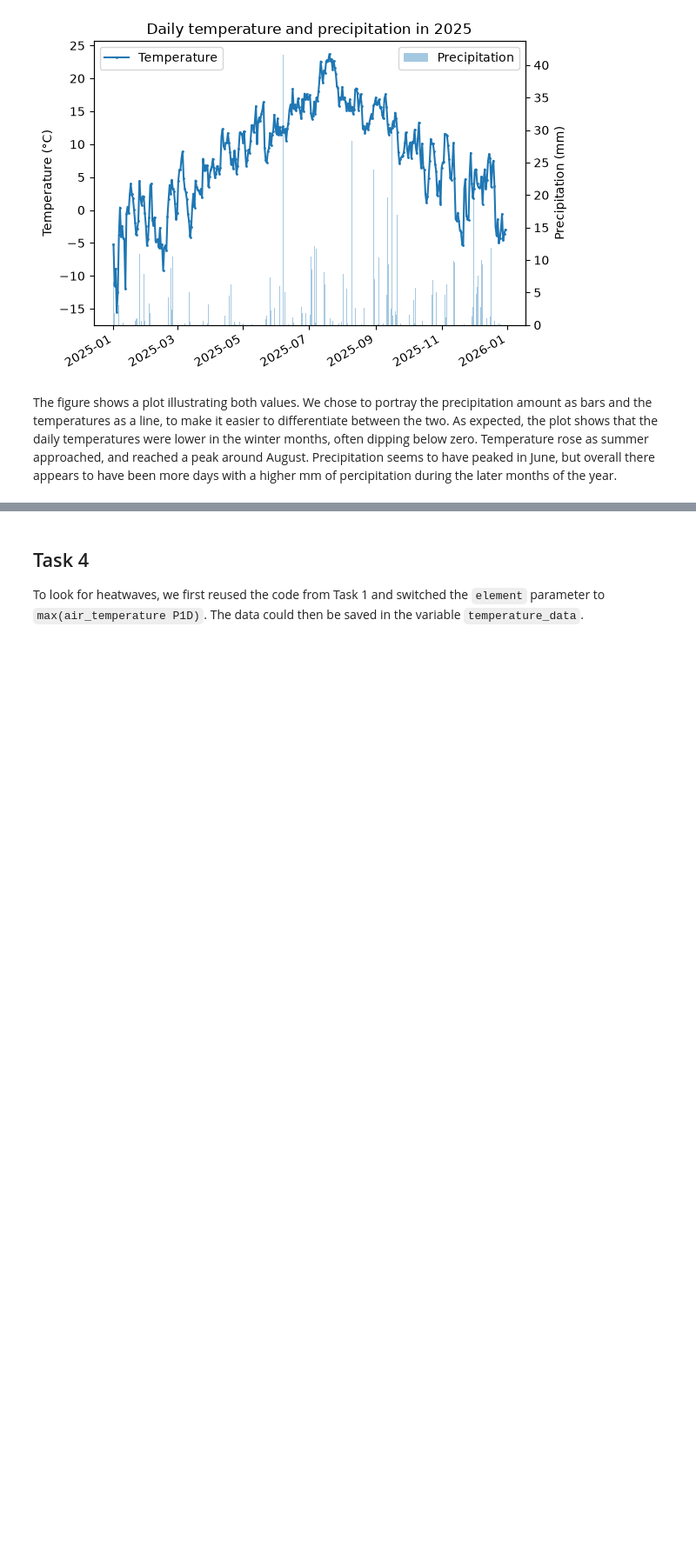
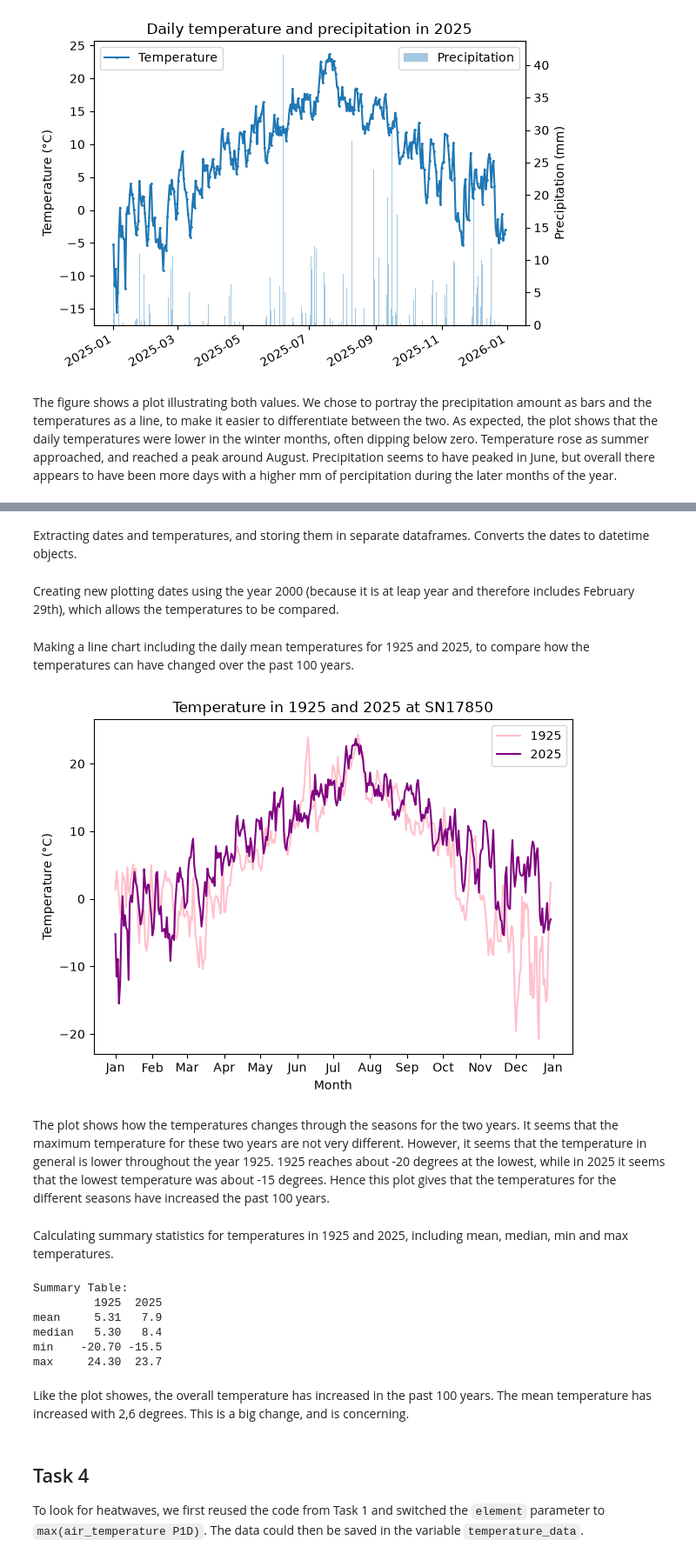
Before and after one commit to amaliemeltvedt/Deliverable_1, a Jupyter notebook: Deliverable_1.ipynb, the cells around one changed output, grey strips where cells are left out. Shown at 87% size. Saved outputs shown, nothing was run; the diff lists cells and outputs as text; code cells hidden in the pictures; blank space fills up the shorter version.

```diff
--- a/Deliverable_1.ipynb
+++ b/Deliverable_1.ipynb
@@ -194,0 +238,2 @@ The figure shows a plot illustrating both  values. We chose to portray the preci
+# %% [markdown]
+Extracting dates and temperatures, and storing them in separate dataframes. Converts the dates to datetime objects.
@@ -195,3 +266,70 @@ The figure shows a plot illustrating both  values. We chose to portray the preci
+# %% [markdown]
+Creating new plotting dates using the year 2000 (because it is at leap year and therefore includes February 29th), which allows the temperatures to be compared.
+# %%
+# Setting the year to 2000 for both datasets
+df_1925["plot_date"] = pd.to_datetime(
+    "2000-" + df_1925["date"].dt.strftime("%m-%d")
+)
+df_2025["plot_date"] = pd.to_datetime(
+    "2000-" + df_2025["date"].dt.strftime("%m-%d")
+)
+# %% [markdown]
+Making a line chart including the daily mean temperatures for 1925 and 2025, to compare how the temperatures can have changed over the past 100 years.
+# %%
+# Making the line chart comparing the two years
+fig, ax = plt.subplots()
+
+# Plotting the data for both years with different colors and labels
+ax.plot(
+    df_1925["plot_date"],
+    df_1925["temperature"],
+    label="1925",
+    color="pink"
+)
+ax.plot(
+    df_2025["plot_date"],
+    df_2025["temperature"],
+    label="2025",
+    color="purple"
+)
+
+# Labeling the axes and adding a title
+ax.set_xlabel("Month")
+ax.set_ylabel("Temperature (°C)")
+ax.set_title("Temperature in 1925 and 2025 at SN17850")
+
+# Show only month on the x-axis
+ax.xaxis.set_major_locator(mdates.MonthLocator())
+ax.xaxis.set_major_formatter(mdates.DateFormatter("%b"))
+
+# Using ax.legend to see the labels for the two years
+ax.legend()
+fig.tight_layout()
+plt.show()
+# %% [output]
+[figure, added]
+# %% [markdown]
+The plot shows how the temperatures changes through the seasons for the two years. It seems that the maximum temperature for these two years are not very different. However, it seems that the temperature in general is lower throughout the year 1925. 1925 reaches about -20 degrees at the lowest, while in 2025 it seems that the lowest temperature was about -15 degrees. Hence this plot gives that the temperatures for the different seasons have increased the past 100 years.
+# %% [markdown]
+Calculating summary statistics for temperatures in 1925 and 2025, including mean, median, min and max temperatures.
+# %%
+# Making a summary-table of 1925 and 2025
+summary_table = pd.DataFrame({
+    "1925": df_1925["temperature"].agg(["mean", "median", "min", "max"]),
+    "2025": df_2025["temperature"].agg(["mean", "median", "min", "max"])
+}).round(2)
+
+print("\nSummary Table:")
+print(summary_table)
+# %% [output]
+Summary Table:
+         1925  2025
+mean     5.31   7.9
+median   5.30   8.4
+min    -20.70 -15.5
+max     24.30  23.7
+# %% [markdown]
+Like the plot showes, the overall temperature has increased in the past 100 years. The mean temperature has increased with 2,6 degrees. This is a big change, and is concerning.
 # %% [markdown]
 ## Task 4
 To look for heatwaves, we first reused the code from Task 1 and switched the `element` parameter to `max(air_temperature P1D)`. The data could then be saved in the variable `temperature_data`.
```
Also changed, not shown: parts of 10 cells of this notebook.
